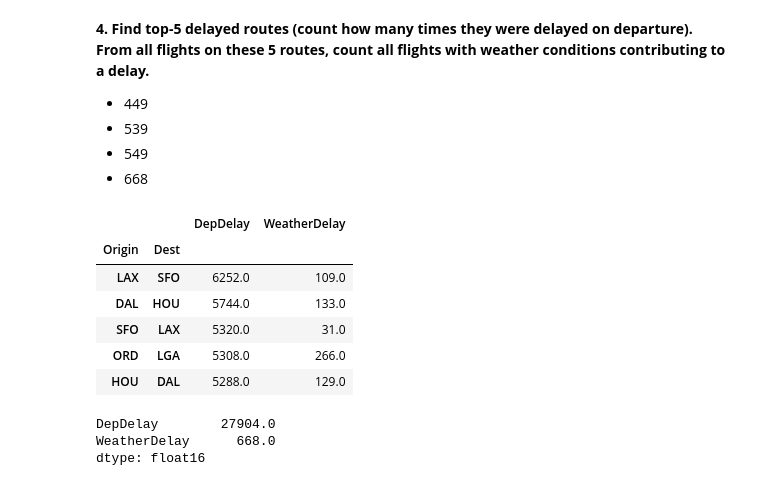
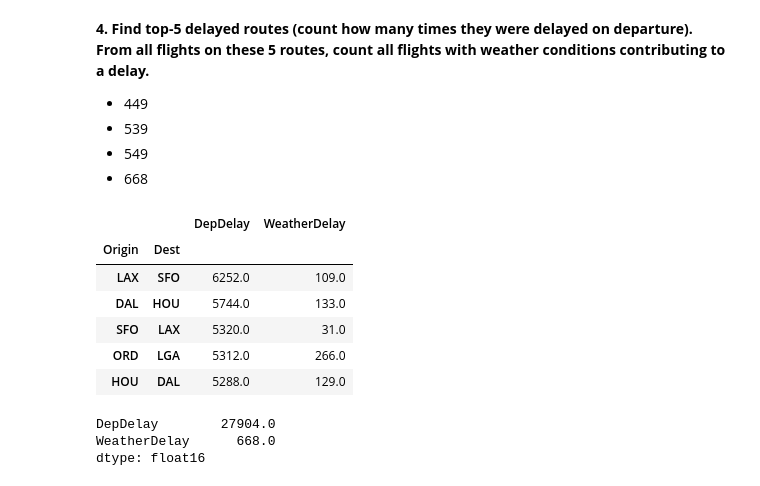
Before and after one commit to dmitastr/ML_course, a Jupyter notebook: ml_cource_n2.ipynb, the cells around one changed output. Cells and saved outputs as stored; diff of their text form; code cells hidden in the pictures.

```diff
--- a/ml_cource_n2.ipynb
+++ b/ml_cource_n2.ipynb
@@ -311,20 +311,20 @@ dtype: int64
 - 668
 # %%
 # You code here
-top_delayed = flights_df[flights_df["Cancelled"]==0]\
+top_delayed = flights_df\
          .groupby(['Origin', 'Dest'])\
          .agg({"DepDelay": lambda x: np.sum(x > 0),
               "WeatherDelay": lambda x: np.sum(x > 0)})\
          .sort_values(by="DepDelay", ascending=False)\
          .head()
 top_delayed
 # %% [output]
 |  |  | DepDelay | WeatherDelay |
 | Origin | Dest |  |  |
 | LAX | SFO | 6252.0 | 109.0 |
 | DAL | HOU | 5744.0 | 133.0 |
 | SFO | LAX | 5320.0 | 31.0 |
-| ORD | LGA | 5308.0 | 266.0 |
+| ORD | LGA | 5312.0 | 266.0 |
 | HOU | DAL | 5288.0 | 129.0 |
 # %%
 top_delayed.sum()
```
Also changed, not shown: parts of 3 cells of this notebook.
